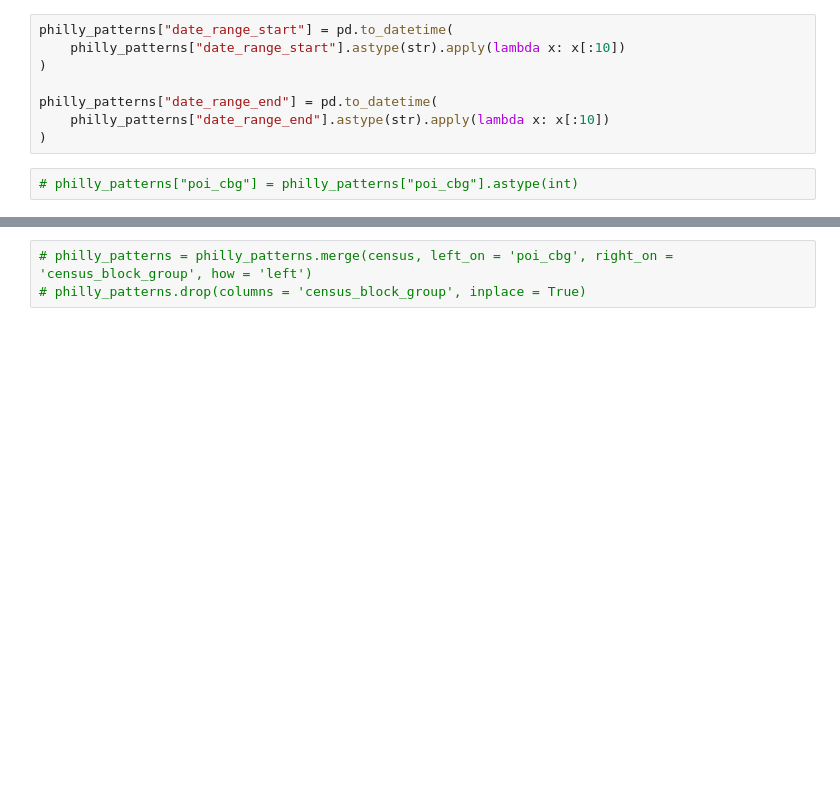
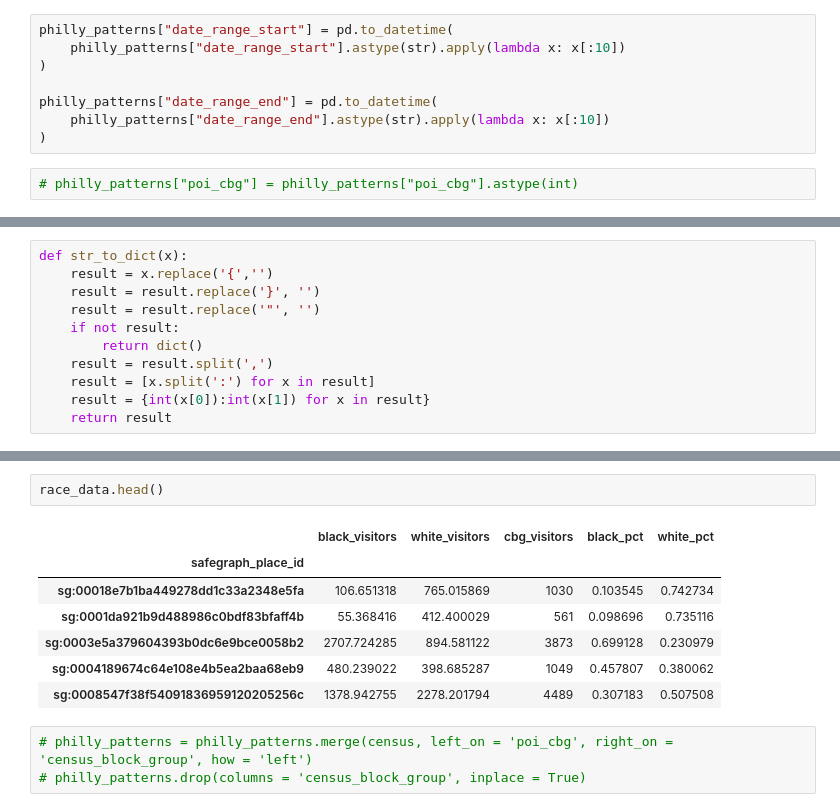
Before and after one commit to hkronenb/HK_DATS_Practicum, a Jupyter notebook: notebooks/NH-Places Clustering First Try.ipynb, the cells around one changed output, grey strips where cells are left out. Saved outputs shown, nothing was run; the diff lists cells and outputs as text; blank space fills up the shorter version.

```diff
--- a/notebooks/NH-Places Clustering First Try.ipynb
+++ b/notebooks/NH-Places Clustering First Try.ipynb
@@ -141,0 +156,11 @@ philly_patterns["date_range_end"] = pd.to_datetime(
+# %%
+def str_to_dict(x):
+    result = x.replace('{','')
+    result = result.replace('}', '')
+    result = result.replace('"', '')
+    if not result:
+        return dict()
+    result = result.split(',')
+    result = [x.split(':') for x in result]
+    result = {int(x[0]):int(x[1]) for x in result}
+    return result
@@ -142,3 +203,13 @@ philly_patterns["date_range_end"] = pd.to_datetime(
+# %%
+race_data.head()
+# %% [output]
+|  | black_visitors | white_visitors | cbg_visitors | black_pct | white_pct |
+| safegraph_place_id |  |  |  |  |  |
+| sg:00018e7b1ba449278dd1c33a2348e5fa | 106.651318 | 765.015869 | 1030 | 0.103545 | 0.742734 |
+| sg:0001da921b9d488986c0bdf83bfaff4b | 55.368416 | 412.400029 | 561 | 0.098696 | 0.735116 |
+| sg:0003e5a379604393b0dc6e9bce0058b2 | 2707.724285 | 894.581122 | 3873 | 0.699128 | 0.230979 |
+| sg:0004189674c64e108e4b5ea2baa68eb9 | 480.239022 | 398.685287 | 1049 | 0.457807 | 0.380062 |
+| sg:0008547f38f54091836959120205256c | 1378.942755 | 2278.201794 | 4489 | 0.307183 | 0.507508 |
 # %%
 # philly_patterns = philly_patterns.merge(census, left_on = 'poi_cbg', right_on = 'census_block_group', how = 'left')
 # philly_patterns.drop(columns = 'census_block_group', inplace = True)
```
Also changed, not shown: parts of 17 cells of this notebook, 1 other file.
